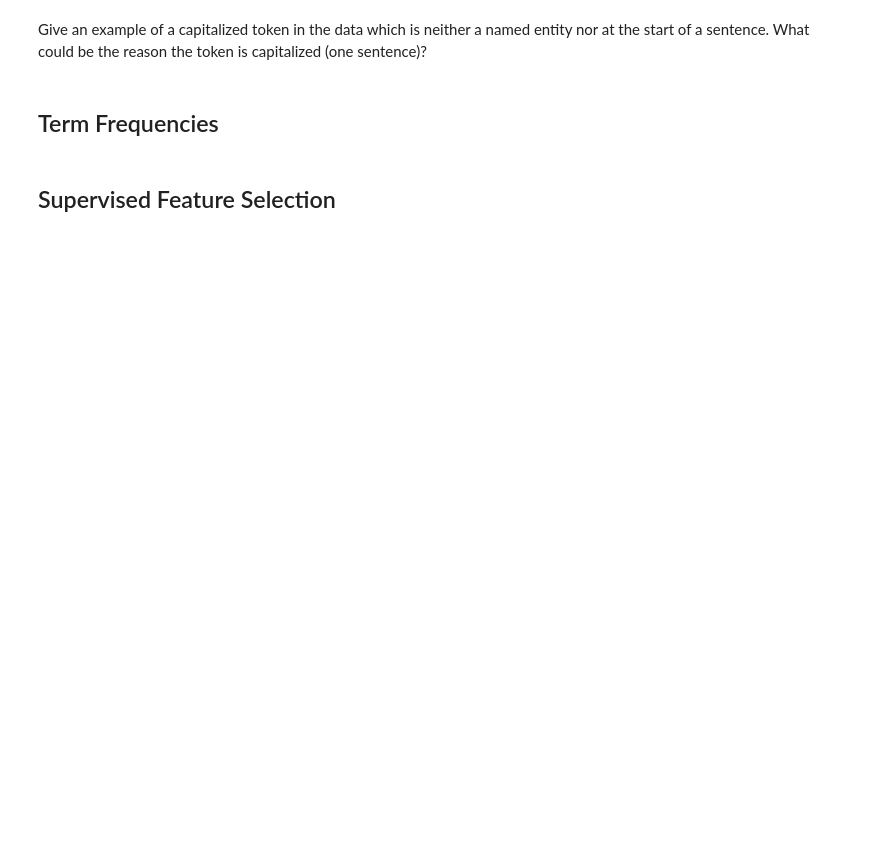
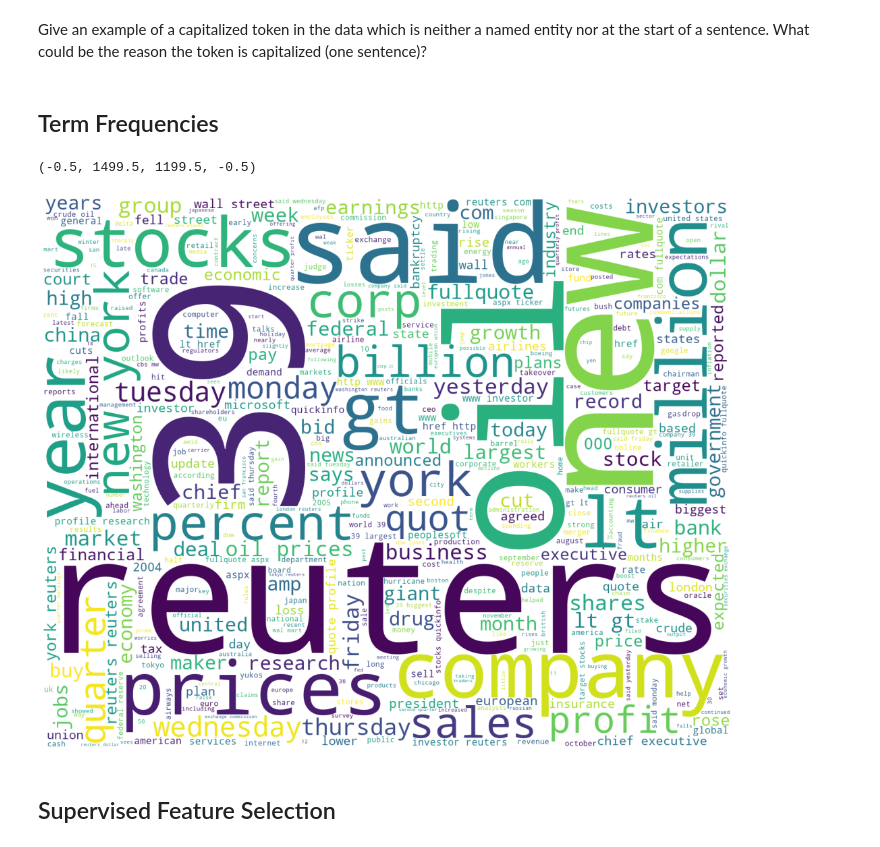
Before and after one commit to Tungi97/nlp_lss_2023, a Jupyter notebook: homework/homework_02.ipynb, the cells around one changed output. Saved outputs shown, nothing was run; the diff lists cells and outputs as text; code cells hidden in the pictures; blank space fills up the shorter version.

```diff
--- a/homework/homework_02.ipynb
+++ b/homework/homework_02.ipynb
@@ -106,16 +120,27 @@ Give an example of a capitalized token in the data which is neither a named enti
 # %%
 from sklearn.feature_extraction.text import TfidfVectorizer
 tfidf = TfidfVectorizer(min_df=0.01,
                         max_df=0.9,
                         max_features=1000,
                         stop_words='english',
                         use_idf=True, # the new piece
                         ngram_range=(1,2))
 
 from wordcloud import WordCloud
 import matplotlib.pyplot as plt
 
 ##TODO using the whole sample, produce a world cloud with bigrams for label == business using tfidf frequencies
+df_business = df.loc[df["label"] == "business"]
+tdm = tfidf.fit_transform(df_business["text"])
+tfidf_weights = [(word, tdm.getcol(idx).sum()) for word, idx in tfidf.vocabulary_.items()]
+
+w = WordCloud(width=1500, height=1200, mode='RGBA', background_color='white', max_words=2000).fit_words(dict(tfidf_weights))
+plt.figure(figsize=(20,15))
+plt.imshow(w)
+plt.axis('off')
+# %% [output]
+(-0.5, 1499.5, 1199.5, -0.5)
+[figure, added]
 # %% [markdown]
 ## Supervised Feature Selection
 # %%
```
Also changed, not shown: parts of 12 cells of this notebook, 1 other file.
